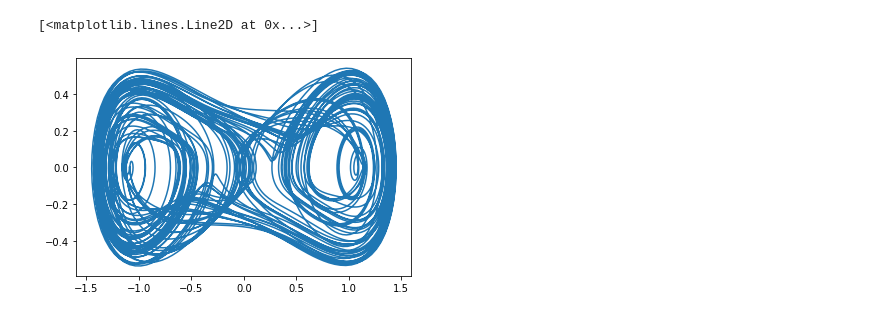
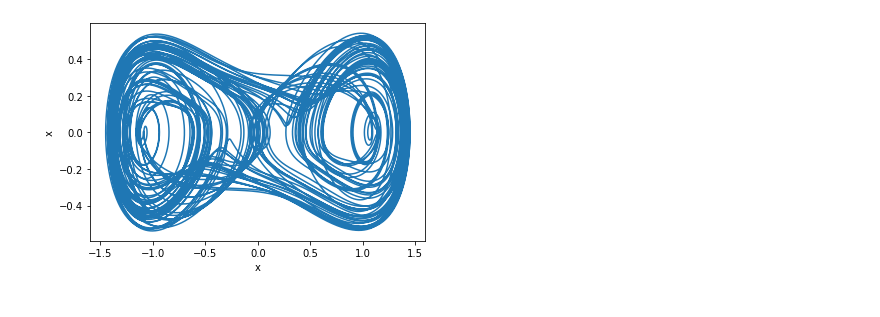
Before and after one commit to DSeiferth/Ion_Channel_Deterministic, a Jupyter notebook: Ion_Channel_Deterministic.ipynb, the cells around one changed output. Drawn from its saved outputs; the diff is of its cells as text; code cells hidden in the pictures.

```diff
--- a/Ion_Channel_Deterministic.ipynb
+++ b/Ion_Channel_Deterministic.ipynb
@@ -16,5 +40,5 @@ def rhs(t, y, gamma, f , omega):
 # %%
-t_eval = np.linspace(0, 1000, 10000)
+t_eval = np.linspace(0, 1000, 100000)
 # Initial conditions
 # x(0) = dx(0)/dt = 0
 y0 = np.array([0.0, 0.0])
@@ -24,6 +48,7 @@ model1_args = {
     'gamma': 0.22,
     'f': .16,
     'omega': 0.833,
+    'potential':1,
 }
 
 model2_args = {
@@ -31,6 +56,7 @@ model2_args = {
     'gamma': 0.19,
     'f': .16,
     'omega': 0.833,
+    'potential':1,
 }
 
 model3_args = {
@@ -38,22 +64,15 @@ model3_args = {
     'gamma': 0.22,
     'f': .16,
     'omega': 0.833,
+    'potential':2,
 }
 
-fig = plt.figure()
-for model in [model1_args]:
-    args = [
-        model['gamma'], model['f'], model['omega']
-    ]
-    sol = scipy.integrate.solve_ivp(
-        fun=lambda t, y: rhs(t, y, *args),
-        t_span=[t_eval[0], t_eval[-1]],
-        y0=y0, t_eval=t_eval
-    )
-    plt.plot(sol.t, sol.y[0, :], label=model['name'] + ' x')
-    plt.plot(sol.t, sol.y[1, :], label=model['name'] + ' dx')
-
-plt.legend()
-plt.ylabel('x')
-plt.xlabel('Time')
-plt.show()
+model = model1_args
+args = [
+        model['gamma'], model['f'], model['omega'], model['potential']
+]
+sol = scipy.integrate.solve_ivp(
+    fun=lambda t, y: rhs(t, y, *args),
+    t_span=[t_eval[0], t_eval[-1]],
+    y0=y0, t_eval=t_eval
+)
@@ -62,5 +88,8 @@ plt.show()
 # %%
- plt.plot(sol.y[0, :], sol.y[1, :])
+fig = plt.figure()
+plt.plot(sol.y[0, :], sol.y[1, :])
+plt.ylabel('x')
+plt.xlabel('x')
+plt.show()
 # %% [output]
-[<matplotlib.lines.Line2D at 0x...>]
-[figure, old version]
+[figure, new version]
```
Also changed, not shown: parts of 5 cells of this notebook.
